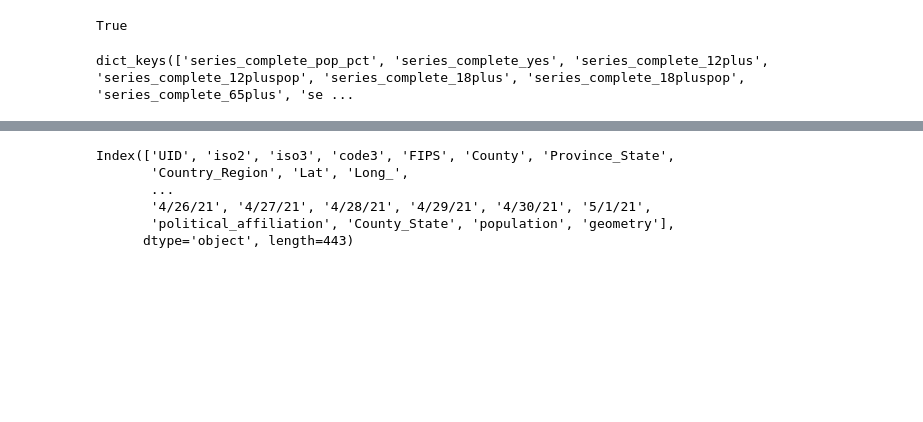
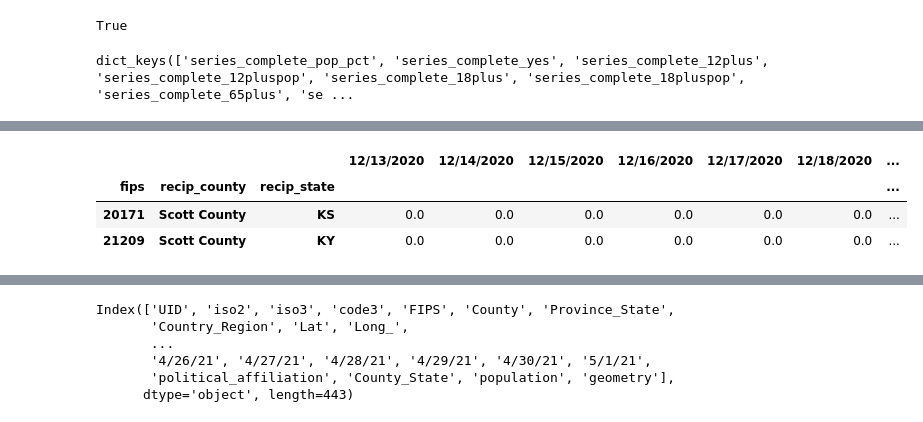
Before and after one commit to mcdomx/marks-covid-tracker, a Jupyter notebook: tracker/notebooks/tracker_notebook.ipynb, the cells around one changed output, grey strips where cells are left out. Cells and saved outputs as stored; diff of their text form; code cells hidden in the pictures; blank space fills up the shorter version.

```diff
--- a/tracker/notebooks/tracker_notebook.ipynb
+++ b/tracker/notebooks/tracker_notebook.ipynb
@@ -418,5 +462,12 @@ vd._population_df
 # %%
-rv = vd.get_df(data_type='series_complete_yes', detailed=False)
+rv = vd.get_df(data_type='series_complete_yes', detailed=True)
+# %%
+rv[rv.index.get_level_values(1) == 'Scott County']
+# %% [output]
+|  |  |  | 12/13/2020 | 12/14/2020 | 12/15/2020 | 12/16/2020 | 12/17/2020 | 12/18/2020 | ... |
+| fips | recip_county | recip_state |  |  |  |  |  |  | ... |
+| 20171 | Scott County | KS | 0.0 | 0.0 | 0.0 | 0.0 | 0.0 | 0.0 | ... |
+| 21209 | Scott County | KY | 0.0 | 0.0 | 0.0 | 0.0 | 0.0 | 0.0 | ... |
 # %%
 _pct = vd.get_df('series_complete_pop_pct', detailed=True)
 _yes = vd.get_df('series_complete_yes', detailed=True)
```
Also changed, not shown: parts of 8 cells of this notebook, 17 other files.
